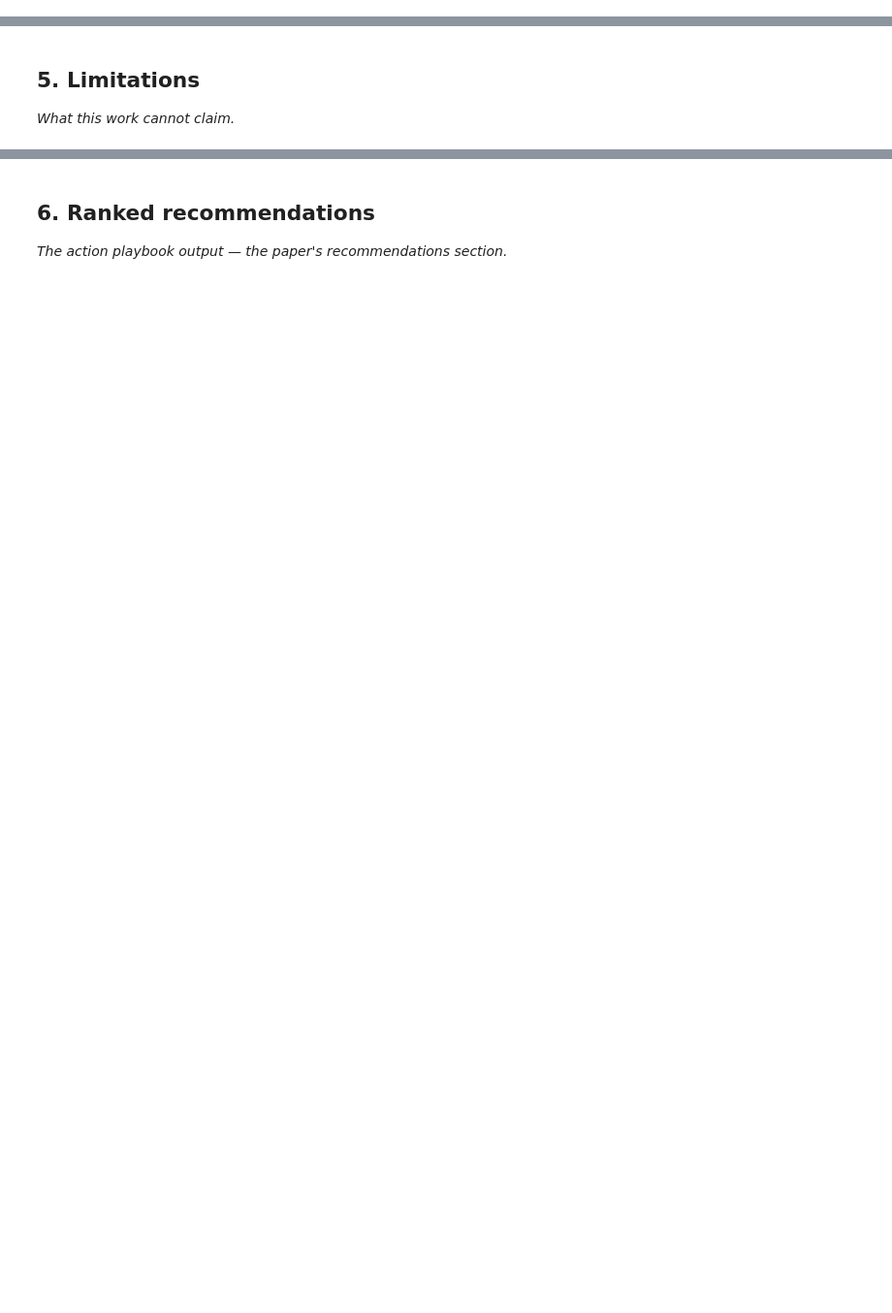
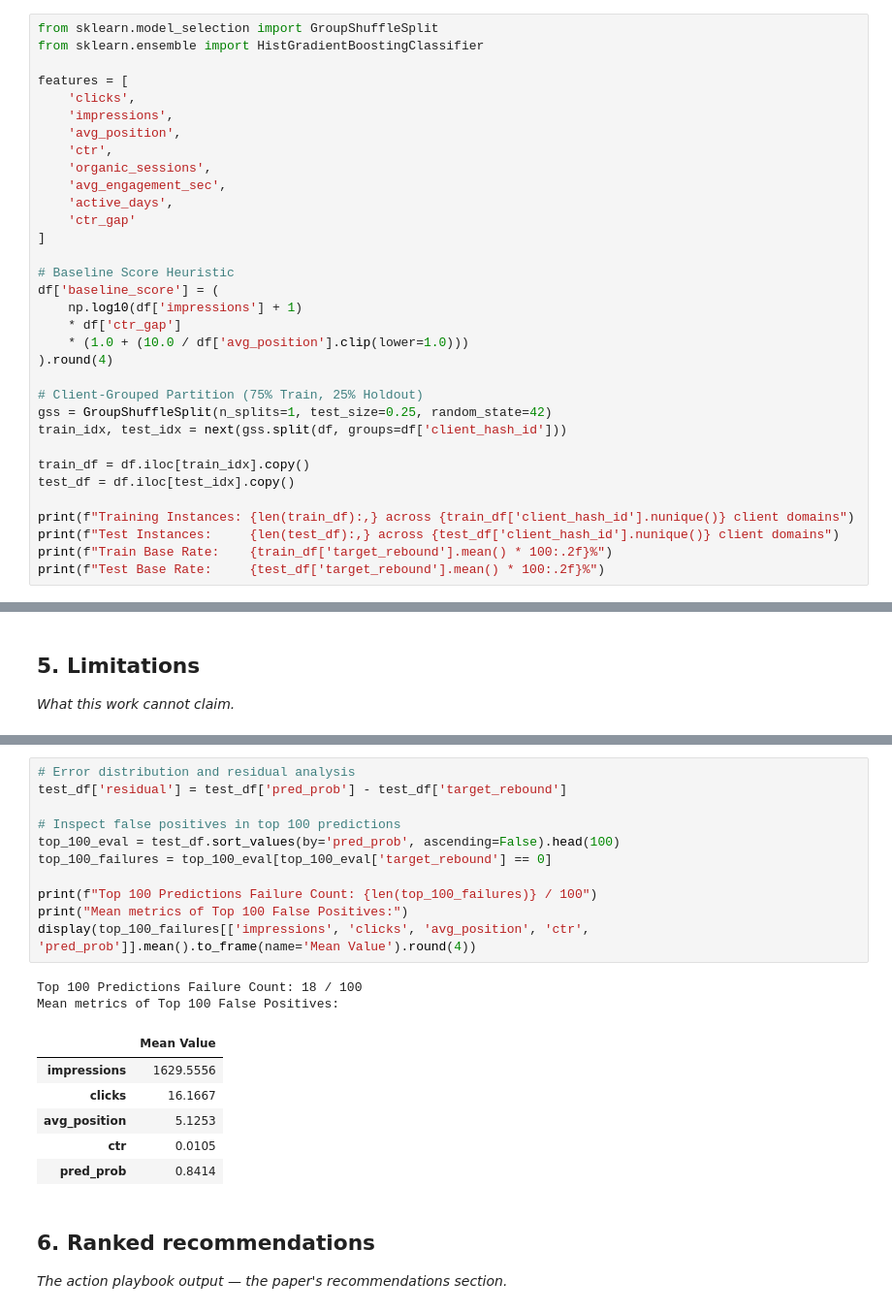
Before and after one commit to Muhammadfaheem8988/FlyRank-AI-internship, a Jupyter notebook: work/notebooks/capstone.ipynb, the cells around one changed output, grey strips where cells are left out. Shown at 97% size. Cells and saved outputs as stored; diff of their text form; blank space fills up the shorter version.

```diff
--- a/work/notebooks/capstone.ipynb
+++ b/work/notebooks/capstone.ipynb
@@ -20,0 +142,33 @@ This skeleton is yours to fill. Work the sections **in order** — each one has
+# %%
+from sklearn.model_selection import GroupShuffleSplit
+from sklearn.ensemble import HistGradientBoostingClassifier
+
+features = [
+    'clicks',
+    'impressions',
+    'avg_position',
+    'ctr',
+    'organic_sessions',
+    'avg_engagement_sec',
+    'active_days',
+    'ctr_gap'
+]
+
+# Baseline Score Heuristic
+df['baseline_score'] = (
+    np.log10(df['impressions'] + 1)
+    * df['ctr_gap']
+    * (1.0 + (10.0 / df['avg_position'].clip(lower=1.0)))
+).round(4)
+
+# Client-Grouped Partition (75% Train, 25% Holdout)
+gss = GroupShuffleSplit(n_splits=1, test_size=0.25, random_state=42)
+train_idx, test_idx = next(gss.split(df, groups=df['client_hash_id']))
+
+train_df = df.iloc[train_idx].copy()
+test_df = df.iloc[test_idx].copy()
+
+print(f"Training Instances: {len(train_df):,} across {train_df['client_hash_id'].nunique()} client domains")
+print(f"Test Instances:     {len(test_df):,} across {test_df['client_hash_id'].nunique()} client domains")
+print(f"Train Base Rate:    {train_df['target_rebound'].mean() * 100:.2f}%")
+print(f"Test Base Rate:     {test_df['target_rebound'].mean() * 100:.2f}%")
@@ -29,3 +265,23 @@ This skeleton is yours to fill. Work the sections **in order** — each one has
+# %%
+# Error distribution and residual analysis
+test_df['residual'] = test_df['pred_prob'] - test_df['target_rebound']
+
+# Inspect false positives in top 100 predictions
+top_100_eval = test_df.sort_values(by='pred_prob', ascending=False).head(100)
+top_100_failures = top_100_eval[top_100_eval['target_rebound'] == 0]
+
+print(f"Top 100 Predictions Failure Count: {len(top_100_failures)} / 100")
+print("Mean metrics of Top 100 False Positives:")
+display(top_100_failures[['impressions', 'clicks', 'avg_position', 'ctr', 'pred_prob']].mean().to_frame(name='Mean Value').round(4))
+# %% [output]
+Top 100 Predictions Failure Count: 18 / 100
+Mean metrics of Top 100 False Positives:
+|  | Mean Value |
+| impressions | 1629.5556 |
+| clicks | 16.1667 |
+| avg_position | 5.1253 |
+| ctr | 0.0105 |
+| pred_prob | 0.8414 |
 # %% [markdown]
 ## 6. Ranked recommendations
 
```
Also changed, not shown: parts of 13 cells of this notebook.
